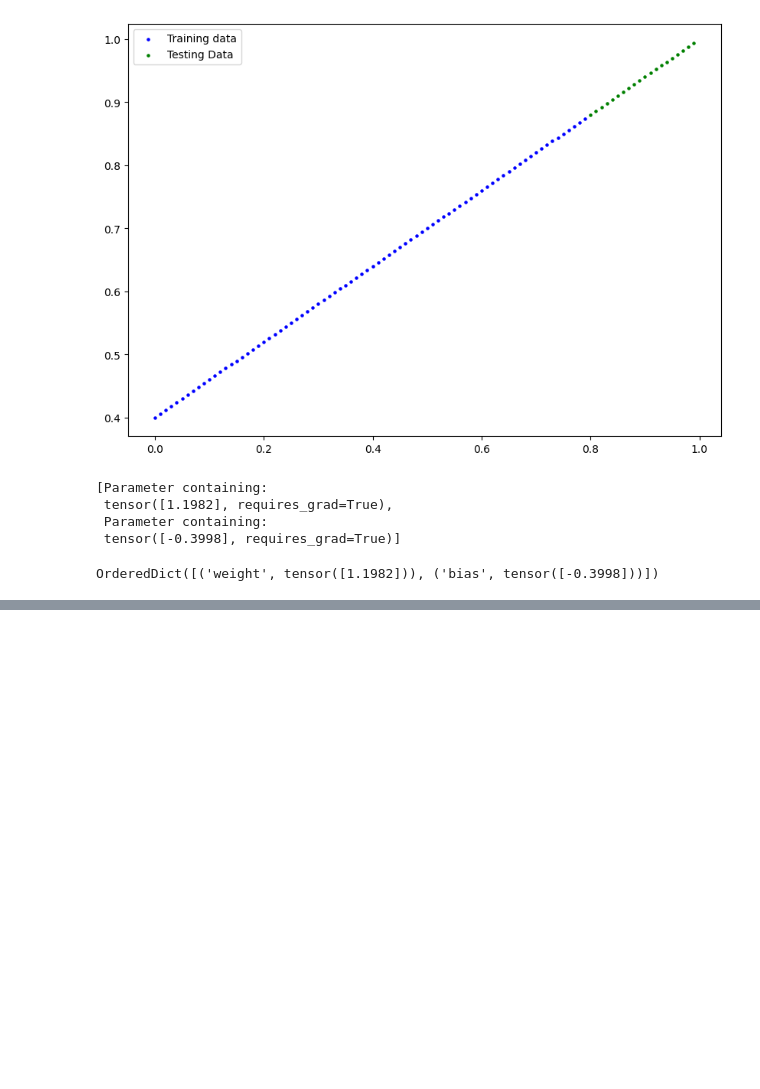
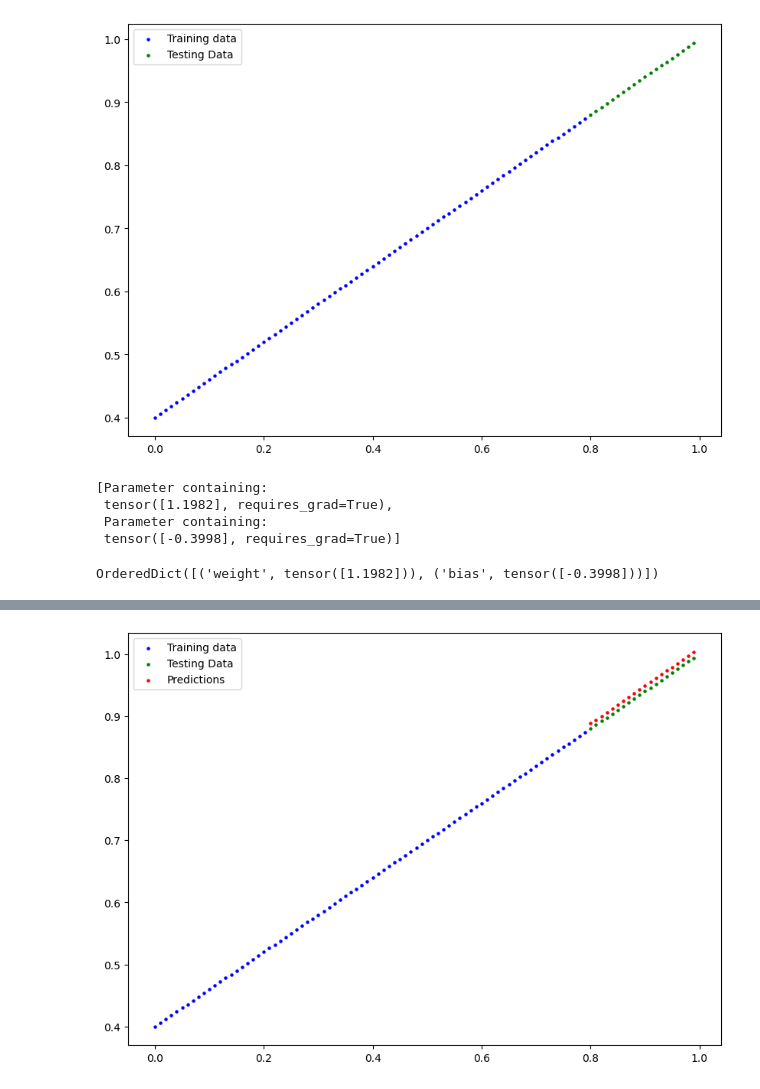
Before and after one commit to Shadoww002/DeepLearning-PyTorch, a Jupyter notebook: Chapter 1 – PyTorch Workflow/Workflow.ipynb, the cells around one changed output, grey strips where cells are left out. Saved outputs shown, nothing was run; the diff lists cells and outputs as text; code cells hidden in the pictures; blank space fills up the shorter version.

```diff
--- a/Chapter 1 – PyTorch Workflow/Workflow.ipynb
+++ b/Chapter 1 – PyTorch Workflow/Workflow.ipynb
@@ -111,0 +167,40 @@ OrderedDict([('weight', tensor([1.1982])), ('bias', tensor([-0.3998]))])
+# %%
+## Training LOOP
+epochs = 400
+
+for epoch in range(epochs):
+  # ste model to training mode
+  model_0.train()
+
+  #forward pass
+  y_pred = model_0(X_train)
+
+  #calculate the Loss
+  loss = loss_fn(y_pred , y_train)
+
+  # optimiser zero grad
+  optimiser.zero_grad()
+
+  #perform the backpropogation in the loss wrt parameter of the model
+  loss.backward()
+
+  #step the optimiser(perform gradient descent)
+  optimiser.step()
+
+
+  ## Testing Loop
+  model_0.eval()
+
+  with torch.inference_mode():
+    # do the forward pass for testing data
+    test_pred = model_0(X_test)
+    #calculate the loss
+    test_loss = loss_fn(test_pred , y_test)
+
+  if(epoch % 20 == 0):
+    print(f"epoch : {epoch} | loss : {loss} | Test_Loss : {test_loss}")
+
+
+
+  # print(loss)
+  # print(model_0.state_dict())
@@ -111,0 +228,3 @@ OrderedDict([('weight', tensor([1.1982])), ('bias', tensor([-0.3998]))])
+# %%
+ with torch.inference_mode():
+  y_preds_new = model_0(X_test)
@@ -111,0 +247,4 @@ OrderedDict([('weight', tensor([1.1982])), ('bias', tensor([-0.3998]))])
+# %%
+plot_predictions(predictions=y_preds_new)
+# %% [output]
+[figure, added]
```
Also changed, not shown: parts of 11 cells of this notebook.
